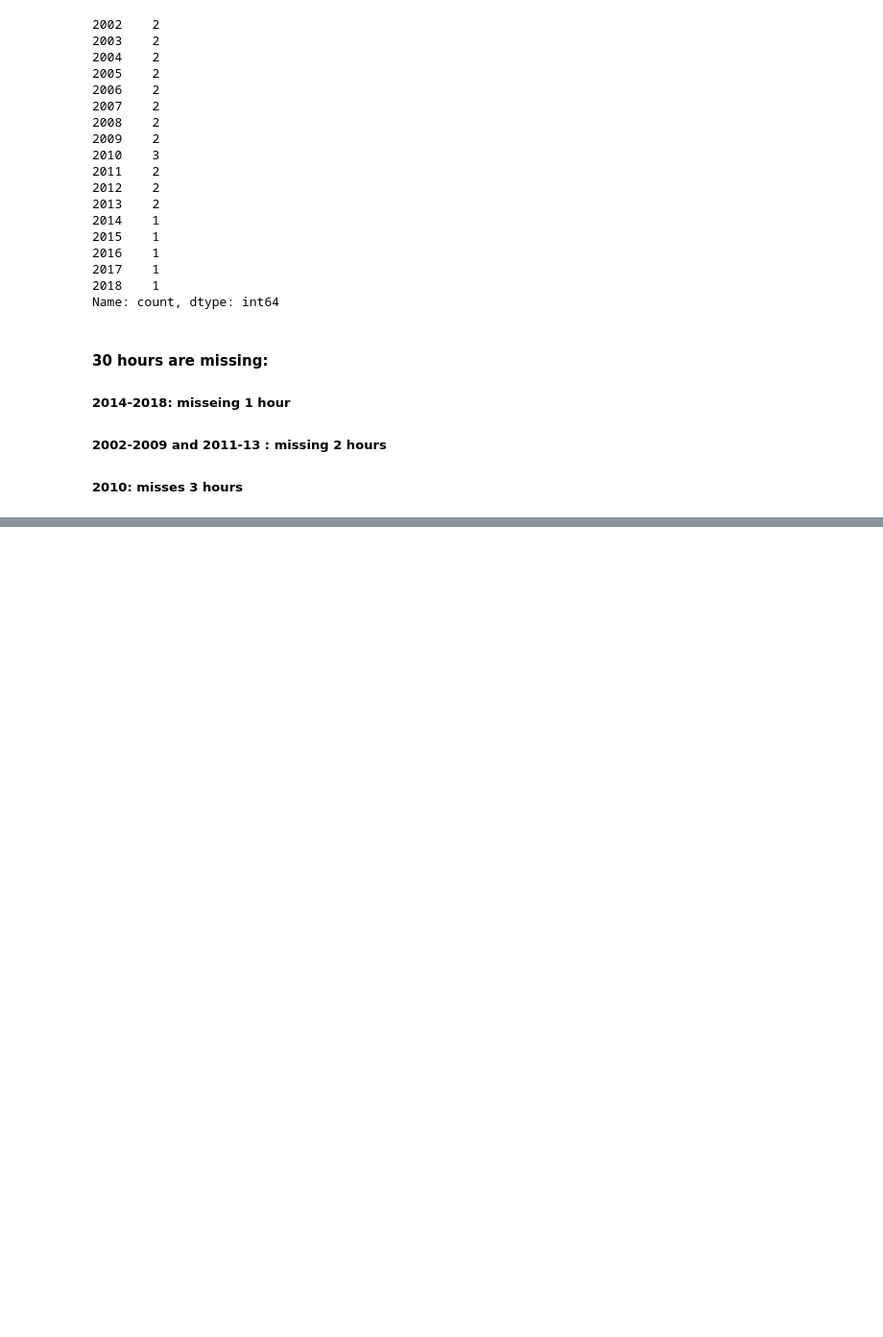
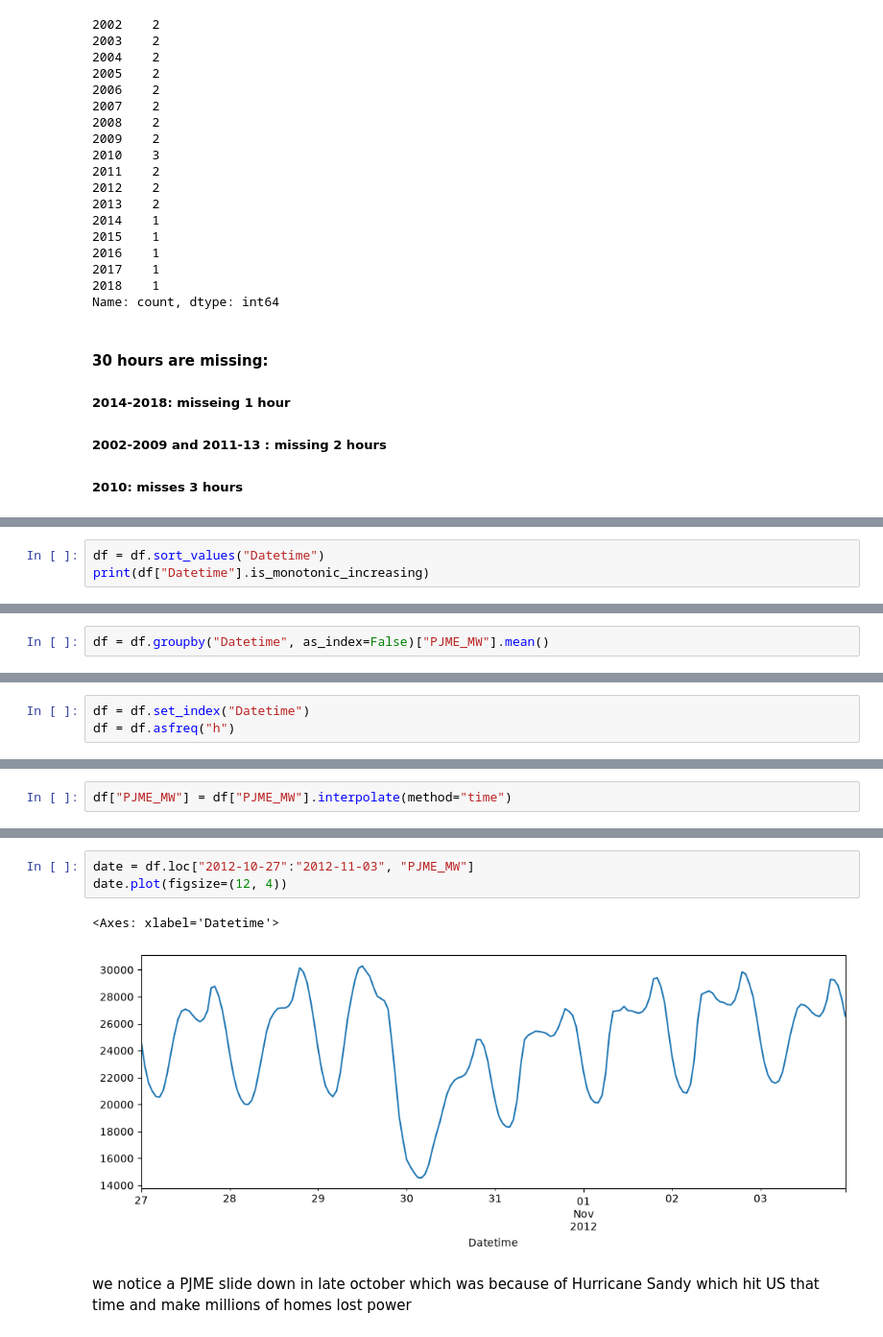
Before and after one commit to youssef-boudouar/GridHorizon, a Jupyter notebook: notebooks/gridHorizon.ipynb, the cells around one changed output, grey strips where cells are left out. Shown at 96% size. Saved outputs shown, nothing was run; the diff lists cells and outputs as text; blank space fills up the shorter version.

Commit message:
feat(cleaning): sort, merge duplicates, fill missing hours and review anomalies

```diff
--- a/notebooks/gridHorizon.ipynb
+++ b/notebooks/gridHorizon.ipynb
@@ -119,0 +122,3 @@ Name: count, dtype: int64
+# %%
+df = df.sort_values("Datetime")
+print(df["Datetime"].is_monotonic_increasing)
@@ -119,0 +139,2 @@ Name: count, dtype: int64
+# %%
+df = df.groupby("Datetime", as_index=False)["PJME_MW"].mean()
@@ -119,0 +147,3 @@ Name: count, dtype: int64
+# %%
+df = df.set_index("Datetime")
+df = df.asfreq("h")
@@ -119,0 +172,2 @@ Name: count, dtype: int64
+# %%
+df["PJME_MW"] = df["PJME_MW"].interpolate(method="time")
@@ -119,0 +200,8 @@ Name: count, dtype: int64
+# %%
+date = df.loc["2012-10-27":"2012-11-03", "PJME_MW"]
+date.plot(figsize=(12, 4))
+# %% [output]
+<Axes: xlabel='Datetime'>
+[figure, added]
+# %% [markdown]
+we notice a PJME slide down in late october which was because of Hurricane Sandy which hit US that time and make millions of homes lost power
```
Also changed, not shown: parts of 15 cells of this notebook.
